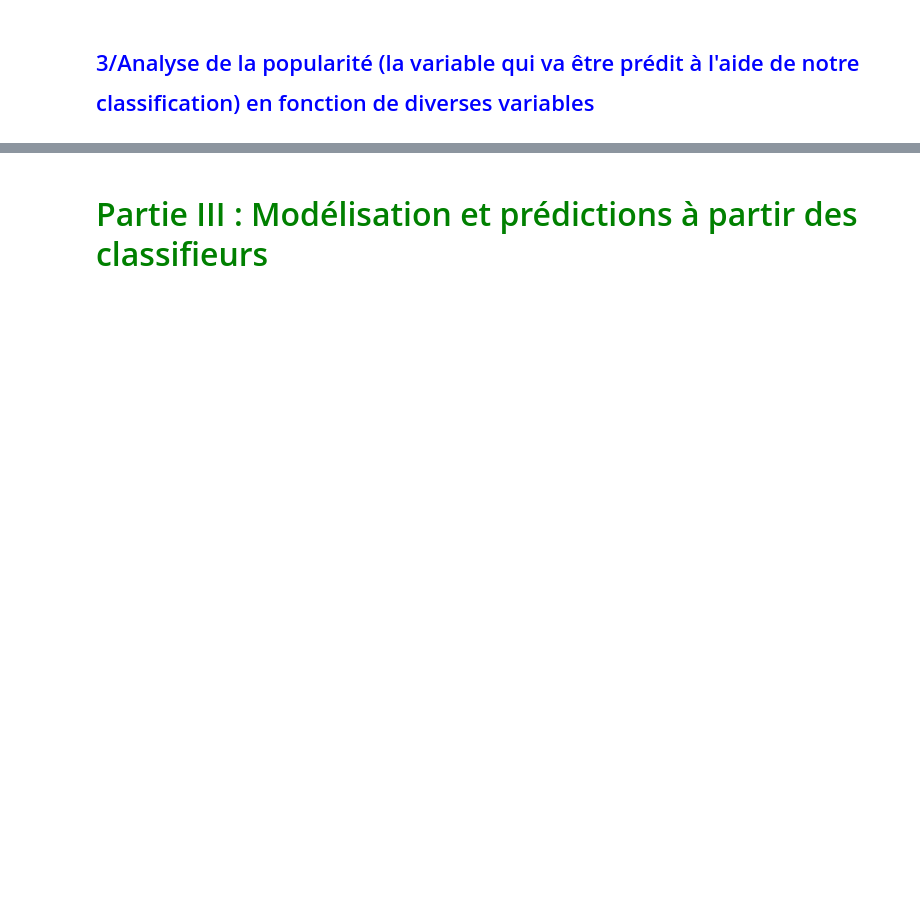
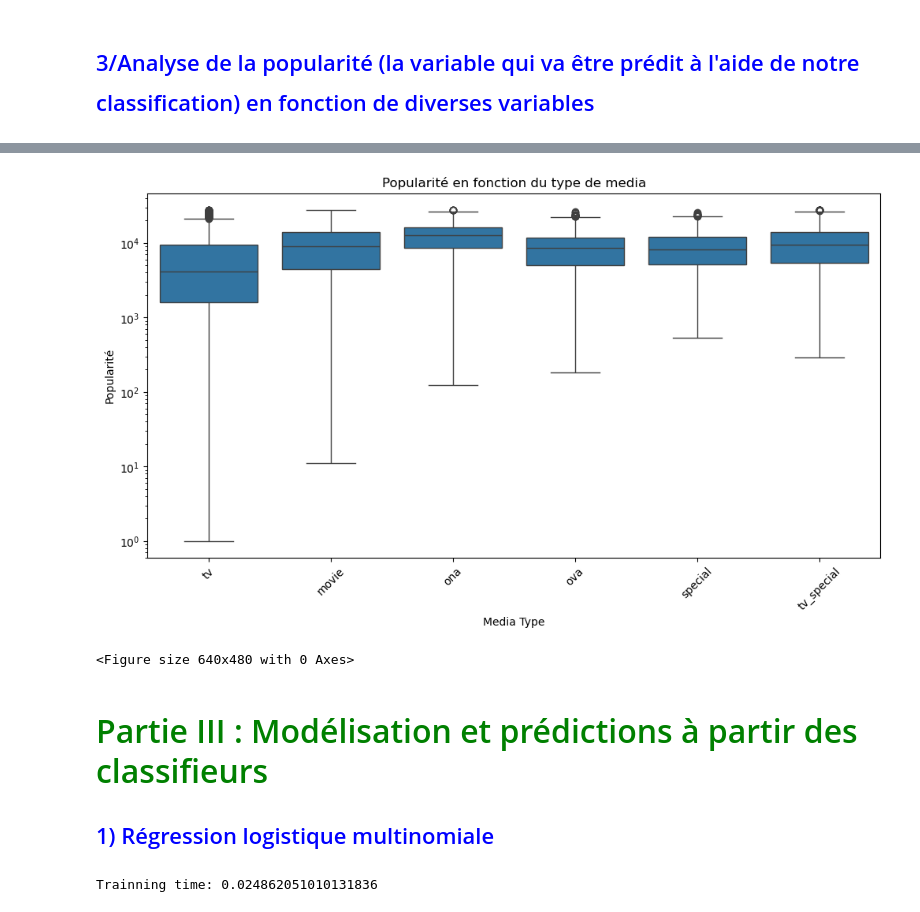
Before and after one commit to fjenft/projet-classification-mal, a Jupyter notebook: Notebook.ipynb, the cells around one changed output, grey strips where cells are left out. Drawn from its saved outputs; the diff is of its cells as text; code cells hidden in the pictures; blank space fills up the shorter version.

```diff
--- a/Notebook.ipynb
+++ b/Notebook.ipynb
@@ -318,13 +405,17 @@ plt.savefig('Popularité&nbr_users.png')
 # %%
 #3/Popularité en fonction du type de média
 plt.figure(figsize=(12, 6))
-sns.boxplot(x=df['media_type'], y=df['popularity'], order=df['media_type'].value_counts().index)
+sns.boxplot(x=anime_data['media_type'], y=anime_data['popularity'], order=anime_data['media_type'].value_counts().index)
 plt.title('Popularité en fonction du type de media')
 plt.xlabel('Media Type')
 plt.ylabel('Popularité')
 plt.yscale('log')
 plt.xticks(rotation=45)
 plt.show()
 plt.savefig('Popularité&type.png')
+# %% [output]
+[figure, added]
+<Figure size 640x480 with 0 Axes>
 # %% [markdown]
 <h1 style="font-size: 32px; color: green;">Partie III : Modélisation et prédictions à partir des classifieurs</h1>
+<h1 style="font-size: 22px; color: blue;">1) Régression logistique multinomiale
@@ -330,0 +479,22 @@ plt.savefig('Popularité&type.png')
+# %%
+# Passons au modèle. Commençons par initialiser le temps :
+training_time = time.time()-time_start
+print("Trainning time:", training_time)
+
+# Modèle de classification par régressionb logistique multinomiale
+
+model_lr = LogisticRegression(
+    multi_class='multinomial',  #classification mutliclasses
+    solver='lbfgs',
+    max_iter=500
+)
+
+# L'argument "multi_class" indique que la régression multinomiale est utilisée.
+# Au cours de la régression multi-nomiale, nous cherchons à minimiser la log-vraisemblance du modèle. C'est un problème d'optimisation.
+# L'argument "solver" permet d'approximer le minimiseur à l'aide d'un algorithme de descente de gradient particulier, l'algorithme de quasi-Newton.
+# L'idée, très grossièrement, est d'approximer H(xk), H(xk)(^-1), ou H(xk)^(-1) * grad(f(xk)) sans calculer les dérivées secondes.)
+# (Ici, H(xk) fait référence à la matrice Hessienne à l'itération k, et f(xk) est le gradient à l'itération k.))
+# L'argument max_iter donne le nombre maximum d'itération au cours desquelles l'algo tentera de minimiser la log-vraisemblance.
+# Sa valeur dépend de la complexité du problème d'optimisation ainsi que du volume de l'ensemble des données.
+# %% [output]
+Trainning time: 0.024862051010131836
```
Also changed, not shown: parts of 31 cells of this notebook, 1 other file.
